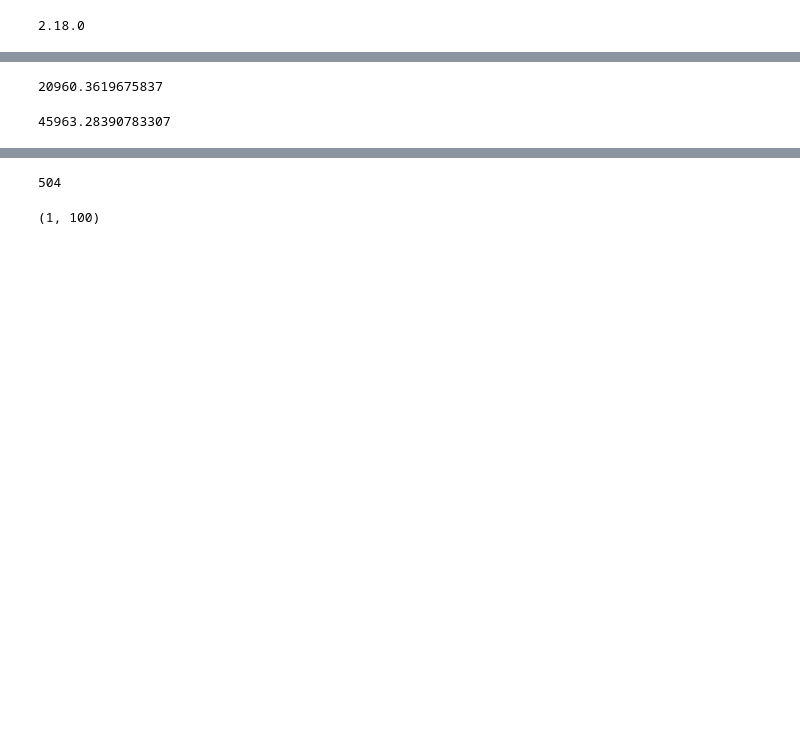
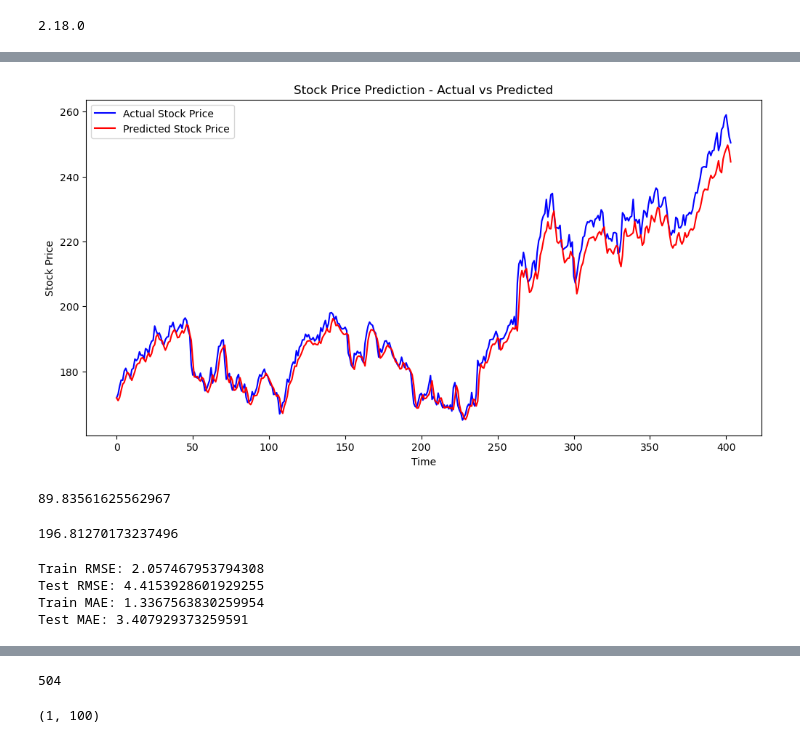
Before and after one commit to HasmikAsaturyan/for-diploma, a Jupyter notebook: Apple Stock Price Prediction using LSTM.ipynb, the cells around one changed output, grey strips where cells are left out. Saved outputs shown, nothing was run; the diff lists cells and outputs as text; code cells hidden in the pictures; blank space fills up the shorter version.

```diff
--- a/Apple Stock Price Prediction using LSTM.ipynb
+++ b/Apple Stock Price Prediction using LSTM.ipynb
@@ -59,5 +69,6 @@ import numpy as np
 # %%
 from sklearn.preprocessing import MinMaxScaler
 scaler = MinMaxScaler(feature_range=(0,1))
-df1 = scaler.fit_transform(np.array(df1).reshape(-1,1))
+train_data_scaled = scaler.fit_transform(np.array(train_data).reshape(-1,1))
+test_data_scaled = scaler.transform(np.array(test_data).reshape(-1, 1))
 # %%
@@ -82,15 +103,15 @@ training_size, test_size
 # %%
 def create_dataset(dataset, time_step=1):
 	dataX, dataY = [], []
-	for i in range(len(dataset)-time_step-1):
+	for i in range(len(dataset)-time_step):
 		a = dataset[i:(i+time_step), 0]
 		dataX.append(a)
 		dataY.append(dataset[i + time_step, 0])
 	return np.array(dataX), np.array(dataY)
 # %%
 time_step = 100
-X_train, y_train = create_dataset(train_data, time_step)
-X_test, ytest = create_dataset(test_data, time_step)
+X_train, y_train = create_dataset(train_data_scaled, time_step)
+X_test, ytest = create_dataset(test_data_scaled, time_step)
 # %%
 print(X_train.shape), print(y_train.shape)
 # %% [output]
@@ -174,3 +201,6 @@ test_predict=model.predict(X_test)
 ##Transformback to original form
 train_predict=scaler.inverse_transform(train_predict)
 test_predict=scaler.inverse_transform(test_predict)
+# %%
+y_train_actual = scaler.inverse_transform(y_train.reshape(-1, 1))
+y_test_actual = scaler.inverse_transform(ytest.reshape(-1, 1))
@@ -177 +217,19 @@ test_predict=scaler.inverse_transform(test_predict)
+# %%
+import matplotlib.pyplot as plt
+
+plt.figure(figsize=(12,6))
+
+# Plot actual stock prices
+plt.plot(y_test_actual, label='Actual Stock Price', color='blue')
+
+# Plot predicted stock prices
+plt.plot(test_predict, label='Predicted Stock Price', color='red')
+
+plt.xlabel('Time')
+plt.ylabel('Stock Price')
+plt.legend()
+plt.title('Stock Price Prediction - Actual vs Predicted')
+plt.show()
+# %% [output]
+[figure, added]
 # %%
@@ -180,9 +238,31 @@ from sklearn.metrics import mean_squared_error
 # %%
-math.sqrt(mean_squared_error(y_train,train_predict))
+# math.sqrt(mean_squared_error(y_train,train_predict))
 # %% [output]
-20960.3619675837
+89.83561625562967
 # %%
-math.sqrt(mean_squared_error(ytest,test_predict))
+# math.sqrt(mean_squared_error(ytest,test_predict))
 # %% [output]
-45963.28390783307
+196.81270173237496
+# %%
+from sklearn.metrics import mean_squared_error, mean_absolute_error
+import numpy as np
+
+# RMSE (Lower is better)
+rmse_train = np.sqrt(mean_squared_error(y_train_actual, train_predict))
+rmse_test = np.sqrt(mean_squared_error(y_test_actual, test_predict))
+
+# MAE (Lower is better)
+mae_train = mean_absolute_error(y_train_actual, train_predict)
+mae_test = mean_absolute_error(y_test_actual, test_predict)
+
+# Print results
+print(f"Train RMSE: {rmse_train}")
+print(f"Test RMSE: {rmse_test}")
+print(f"Train MAE: {mae_train}")
+print(f"Test MAE: {mae_test}")
+# %% [output]
+Train RMSE: 2.057467953794308
+Test RMSE: 4.4153928601929255
+Train MAE: 1.3367563830259954
+Test MAE: 3.407929373259591
 # %%
```
Also changed, not shown: parts of 26 cells of this notebook, 2 other files.
